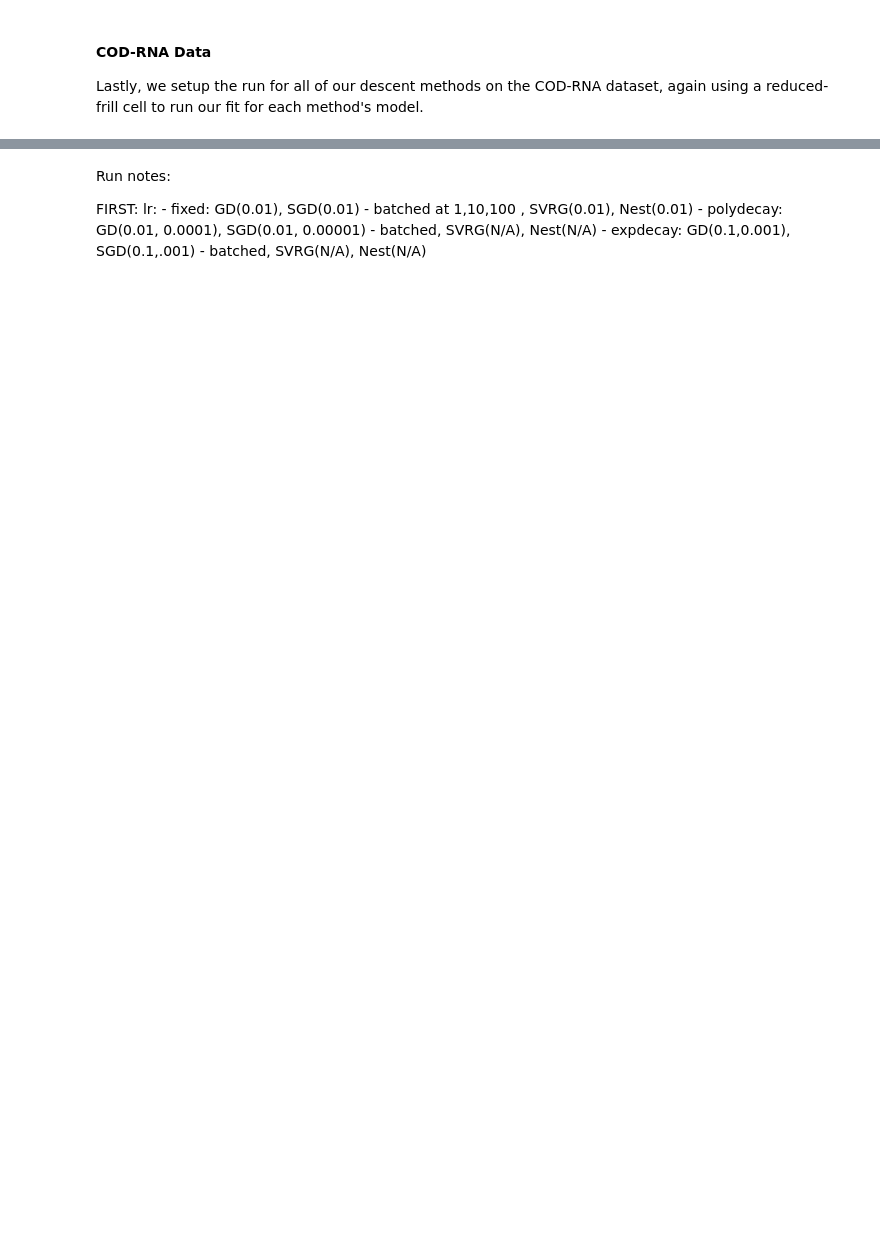
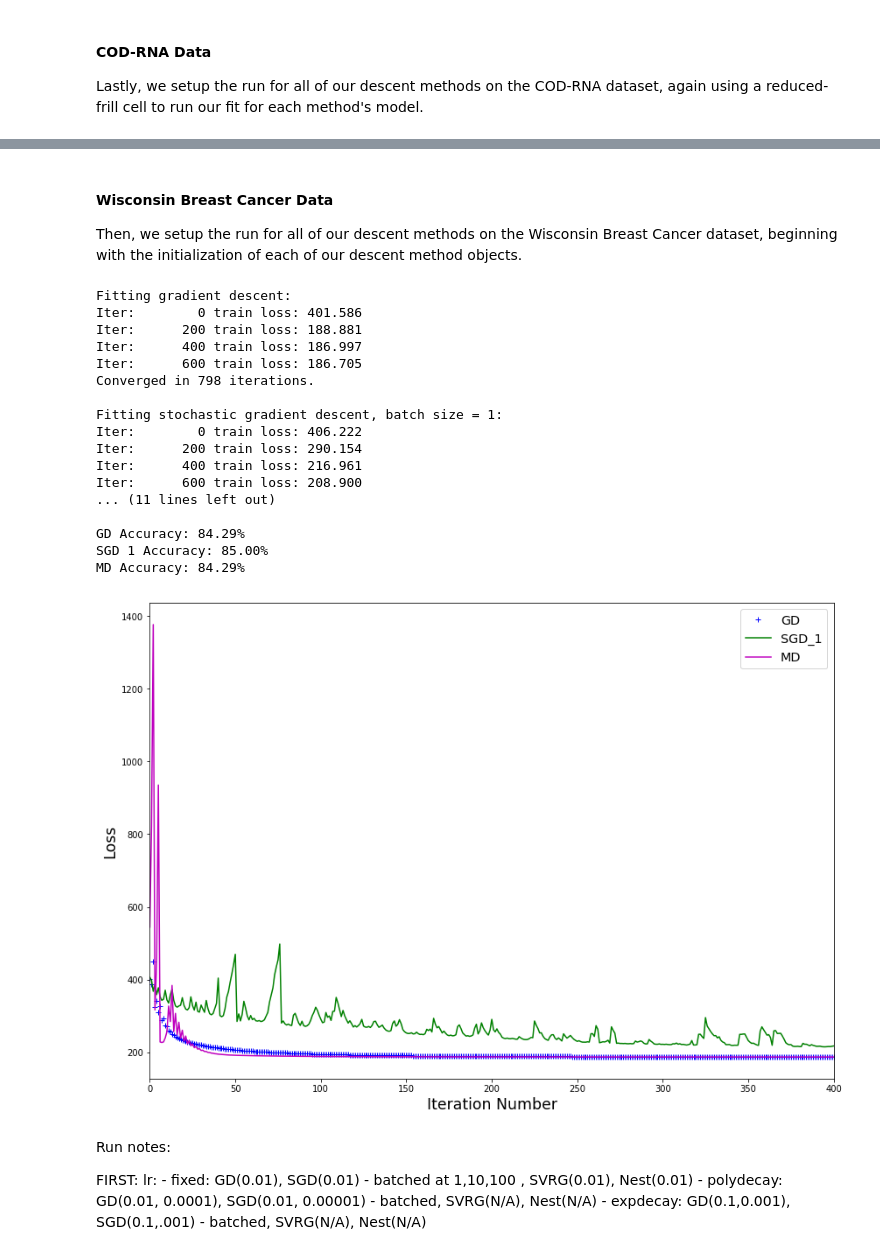
Before and after one commit to pklinkmueller/mlo_final_project, a Jupyter notebook: Logistic_Regression_Analysis.ipynb, the cells around one changed output, grey strips where cells are left out. Cells and saved outputs as stored; diff of their text form; code cells hidden in the pictures; blank space fills up the shorter version.

```diff
--- a/Logistic_Regression_Analysis.ipynb
+++ b/Logistic_Regression_Analysis.ipynb
@@ -419,3 +405,54 @@ plot_losses(cod_gd_loss, cod_sgd_1_loss, cod_sgd_10_loss,
+# %% [markdown]
+#### Wisconsin Breast Cancer Data
+Then, we setup the run for all of our descent methods on the Wisconsin Breast Cancer dataset, beginning with the initialization of each of our descent method objects.
+# %%
+# initialize our learning rate object
+lr_gd = ExpDecayRate(0.1, 0.001)
+lr_sgd = ExpDecayRate(0.01, 0.001)
+lr_md = ExpDecayRate(0.1, 0.001)
+# initialize our descent methods
+gd = GradientDescent()
+sgd_1 = GradientDescent()
+md = MirrorDescent()
+# initialize logistic regression models
+gd_log = LogisticRegression(gd, lr_gd, 2000, wbc_n, rel_conv)
+sgd_1_log = LogisticRegression(sgd_1, lr_sgd, 2000, 1, rel_conv)
+md_log = LogisticRegression(md, lr_md, 2000, wbc_n, rel_conv)
+# fit the models...
+print('Fitting gradient descent:')
+wbc_gd_loss = gd_log.fit(wbc_X_train, wbc_y_train)
+print('\nFitting stochastic gradient descent, batch size = 1:')
+wbc_sgd_1_loss = sgd_1_log.fit(wbc_X_train, wbc_y_train)
+print('\nFitting mirror descent:')
+wbc_md_loss = md_log.fit(wbc_X_train, wbc_y_train)
+# print the test accuracies for each model
+acc = check_accuracy(gd_log, wbc_X_test, wbc_y_test)
+print("\n\nGD Accuracy: {0:.2f}%".format(acc * 100))
+acc = check_accuracy(sgd_1_log, wbc_X_test, wbc_y_test)
+print("SGD 1 Accuracy: {0:.2f}%".format(acc * 100))
+acc = check_accuracy(md_log, wbc_X_test, wbc_y_test)
+print("MD Accuracy: {0:.2f}%".format(acc * 100))
+# plot the loss convergences for each model
+plot_dynamic_losses(wbc_gd_loss, wbc_sgd_1_loss, wbc_md_loss)
+# %% [output]
+Fitting gradient descent:
+Iter:        0 train loss: 401.586
+Iter:      200 train loss: 188.881
+Iter:      400 train loss: 186.997
+Iter:      600 train loss: 186.705
+Converged in 798 iterations.
+
+Fitting stochastic gradient descent, batch size = 1:
+Iter:        0 train loss: 406.222
+Iter:      200 train loss: 290.154
+Iter:      400 train loss: 216.961
+Iter:      600 train loss: 208.900
+... (11 lines left out)
+
+GD Accuracy: 84.29%
+SGD 1 Accuracy: 85.00%
+MD Accuracy: 84.29%
+[figure, added]
 # %% [markdown]
 Run notes:
 
```
Also changed, not shown: parts of 8 cells of this notebook, 1 other file.
